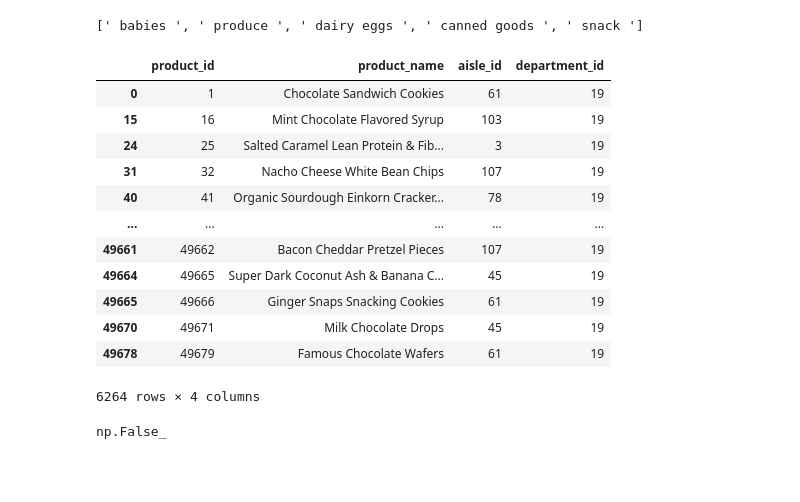
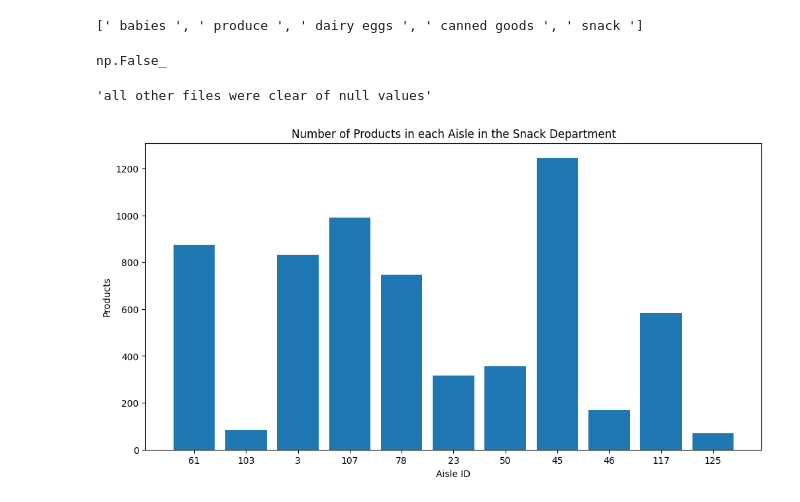
Before and after one commit to NyleLuza/fall2025, a Jupyter notebook: comp541/final_project/project.ipynb, the cells around one changed output. Saved outputs shown, nothing was run; the diff lists cells and outputs as text; code cells hidden in the pictures; blank space fills up the shorter version.

Commit message:
data exploring

```diff
--- a/comp541/final_project/project.ipynb
+++ b/comp541/final_project/project.ipynb
@@ -50,24 +50,43 @@ df_order_products__train_origin = df_order_products__train.copy()
 
 # filter products to show just snack products
 df_dept_products = df_products[df_products["department_id"] == 19]
-#df_dept_products
-df_order_products__train
 # %% [output]
-|  | product_id | product_name | aisle_id | department_id |
-| 0 | 1 | Chocolate Sandwich Cookies | 61 | 19 |
-| 15 | 16 | Mint Chocolate Flavored Syrup | 103 | 19 |
-| 24 | 25 | Salted Caramel Lean Protein & Fib... | 3 | 19 |
-| 31 | 32 | Nacho Cheese White Bean Chips | 107 | 19 |
-| 40 | 41 | Organic Sourdough Einkorn Cracker... | 78 | 19 |
-| ... | ... | ... | ... | ... |
-| 49661 | 49662 | Bacon Cheddar Pretzel Pieces | 107 | 19 |
-| 49664 | 49665 | Super Dark Coconut Ash & Banana C... | 45 | 19 |
-| 49665 | 49666 | Ginger Snaps Snacking Cookies | 61 | 19 |
-| 49670 | 49671 | Milk Chocolate Drops | 45 | 19 |
-| 49678 | 49679 | Famous Chocolate Wafers | 61 | 19 |
-6264 rows × 4 columns
+np.False_
 # %%
 # checks to see if there are in null values in products csv
-df_dept_products.isna().any().any()
+
+"""orders had null values for the "days since prior order" column for every users first purchase so we set that to 0
+since by default when you purchase a product you wouldn't have had days from prior order"""
+df_orders["days_since_prior_order"]  = df_orders["days_since_prior_order"].fillna(0)
+
+
+"""all other files were clear of null values"""
+#df_dept_products.isna().any().any()
+#df_aisles.isna().any().any()
+#df_order_products__train.isna().any().any()
 # %% [output]
-np.False_
+'all other files were clear of null values'
+# %%
+#  61, 103,   3, 107,  78,  23,  50,  45,  46, 117, 125
+import matplotlib.pyplot as plt
+
+# obtain the unique aisle id's in the dept and get their count of products
+unique_aisles = df_dept_products["aisle_id"].unique()
+
+# returns dictionary of aisle id's (key) and the number of products in aisle (value)
+def count(data, ids):
+    aisle_dict = {}
+    for i in ids:
+        aisle_dict[i] = data[data["aisle_id"] == i].shape[0]
+    return aisle_dict
+dict = count(df_dept_products, unique_aisles)
+
+plt.figure(figsize=(12,6))
+plt.bar([str(k) for k in dict.keys()], list(dict.values()))
+plt.xlabel("Aisle ID")
+plt.ylabel("Products")
+plt.title("Number of Products in each Aisle in the Snack Department")
+
+plt.show()
+# %% [output]
+[figure, added]
```
Also changed, not shown: parts of 1 cell of this notebook.
